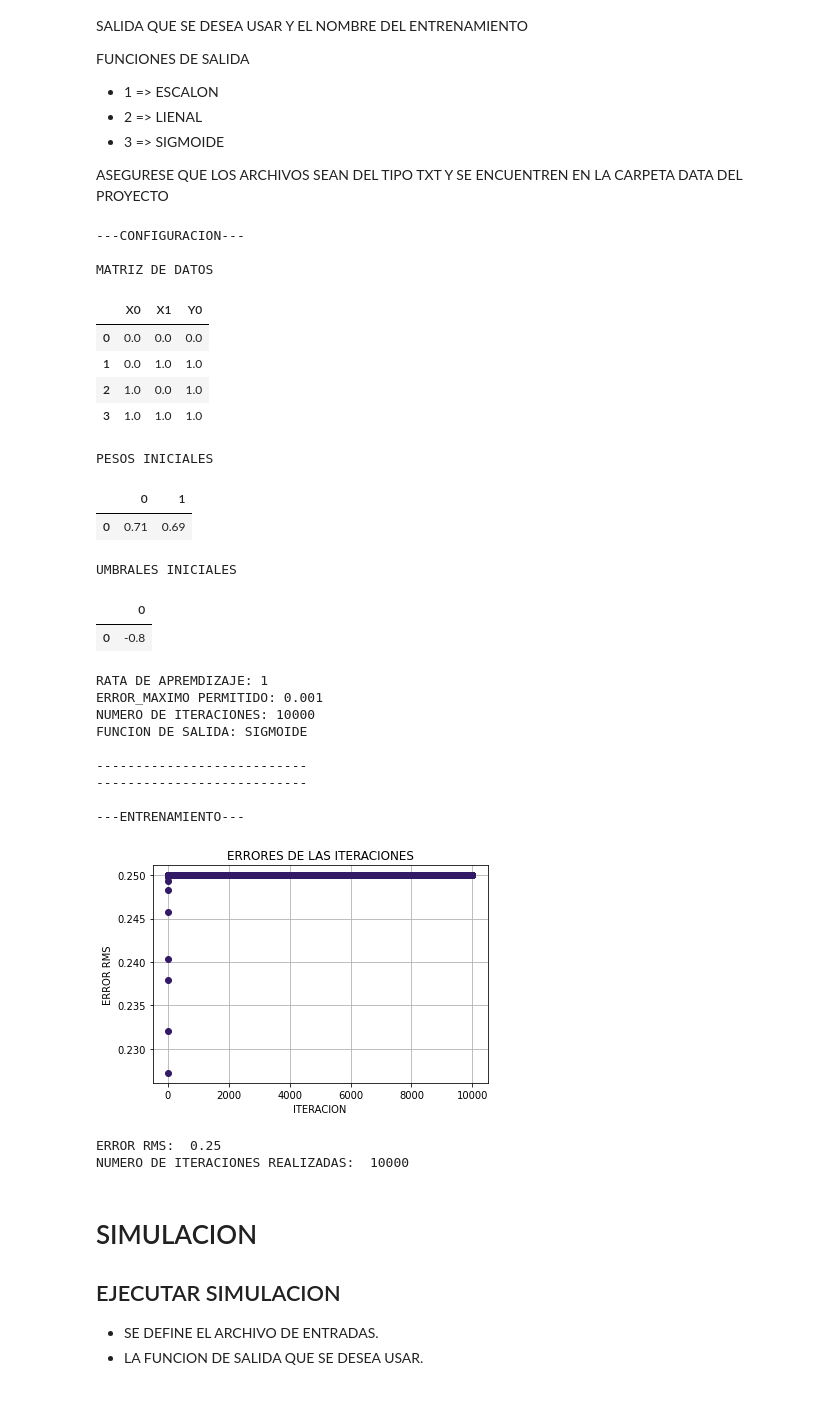
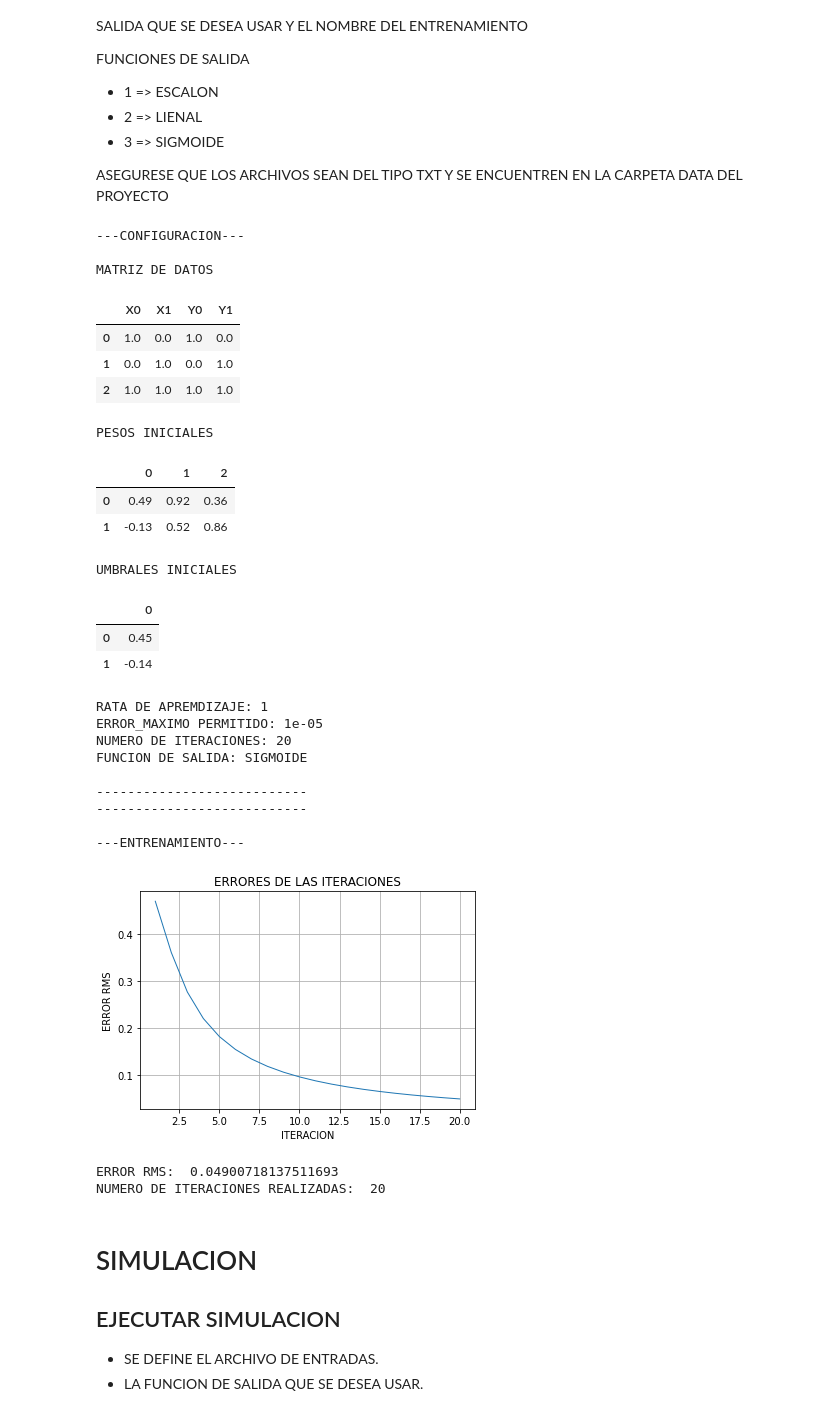
Before and after one commit to ArnoldFrb/PERCEPTRON_UNICAPA, a Jupyter notebook: PERCEPTRON.ipynb, the cells around one changed output. Drawn from its saved outputs; the diff is of its cells as text; code cells hidden in the pictures.

```diff
--- a/PERCEPTRON.ipynb
+++ b/PERCEPTRON.ipynb
@@ -13,59 +13,60 @@ ASEGURESE QUE LOS ARCHIVOS SEAN DEL TIPO TXT Y SE ENCUENTREN EN LA CARPETA DATA
 # %%
 from ConfigEntrenamiento import *
 
+# ENTRENAMIENTO QUE DESEA REALIZAR DE LA CARPETA DATA
+ENTRENAMIENTO = 'EJEMPLO_1'
+
+# NOMBRE DEL RESULTADO DEL ENTRENAMIENTO QUE DESEA REALIZAR PARA GAURDAR EN LA CARPETA CONFIG
+NOMBRE_DEL_ENTRENAMIENTO = 'EJEMPLO_1'
+
 # NOMBRE DEL ARCHIVO DE ENTRADAS
-ARCHIVO_ENTRADA = 'COMPUERTAS.TXT'
+ARCHIVO_ENTRADA = 'ENTRADAS.TXT'
 
 # NOMBRE DEL ARCHIVO DE SALIDAS
-ARCHIVO_SALIDA = 'OR.TXT'
-
-# ENTRENAMIENTO QUE DESEA REALIZAR
-ENTRENAMIENTO = 'COMPUERTAS'
-
-# NOMBRE DEL RESULTADO DEL ENTRENAMIENTO QUE DESEA REALIZAR
-NOMBRE_DEL_ENTRENAMIENTO = 'COMPUERTAS_OR'
+ARCHIVO_SALIDA = 'SALIDAS.TXT'
 
 # RATA DE APRENDIZAJE DEL ENTRENAMIENTO
 RATA_APRENDIZAJE = 1
 
 # ERROR MAXIMO PERMITIDO PARA EL ENTRENAMIENTO
-ERROR_MAXIMO = 0.001
+ERROR_MAXIMO = 0.00001
 
 # NUMERO MAXIMO DE ITERACIONES QUE REALIZARA EL ENTRENAMIENTO
-NUMERO_ITERACIONES = 10000
+NUMERO_ITERACIONES = 20
 
 # FUNCION DE SALIDA PARA EL ENTRENAMIENTO
 FUNCION_SALIDA = 3
 
 cfe = ConfigEntrenamiento(ARCHIVO_ENTRADA, ARCHIVO_SALIDA, ENTRENAMIENTO, NOMBRE_DEL_ENTRENAMIENTO)
 cfe.ENTRENAR_NEURONA(RATA_APRENDIZAJE, ERROR_MAXIMO, NUMERO_ITERACIONES, FUNCION_SALIDA)
 # %% [output]
 ---CONFIGURACION---
 
 MATRIZ DE DATOS
-|  | X0 | X1 | Y0 |
-| 0 | 0.0 | 0.0 | 0.0 |
-| 1 | 0.0 | 1.0 | 1.0 |
-| 2 | 1.0 | 0.0 | 1.0 |
-| 3 | 1.0 | 1.0 | 1.0 |
+|  | X0 | X1 | Y0 | Y1 |
+| 0 | 1.0 | 0.0 | 1.0 | 0.0 |
+| 1 | 0.0 | 1.0 | 0.0 | 1.0 |
+| 2 | 1.0 | 1.0 | 1.0 | 1.0 |
 PESOS INICIALES
-|  | 0 | 1 |
-| 0 | 0.71 | 0.69 |
+|  | 0 | 1 | 2 |
+| 0 | 0.49 | 0.92 | 0.36 |
+| 1 | -0.13 | 0.52 | 0.86 |
 UMBRALES INICIALES
 |  | 0 |
-| 0 | -0.8 |
+| 0 | 0.45 |
+| 1 | -0.14 |
 RATA DE APREMDIZAJE: 1
-ERROR_MAXIMO PERMITIDO: 0.001
-NUMERO DE ITERACIONES: 10000
+ERROR_MAXIMO PERMITIDO: 1e-05
+NUMERO DE ITERACIONES: 20
 FUNCION DE SALIDA: SIGMOIDE
 
 ---------------------------
 ---------------------------
 
 ---ENTRENAMIENTO---
-[figure, old version]
+[figure, new version]
-ERROR RMS:  0.25
-NUMERO DE ITERACIONES REALIZADAS:  10000
+ERROR RMS:  0.04900718137511693
+NUMERO DE ITERACIONES REALIZADAS:  20
 # %% [markdown]
 # SIMULACION
 ## EJECUTAR SIMULACION
```
Also changed, not shown: parts of 2 cells of this notebook, 6 other files.
